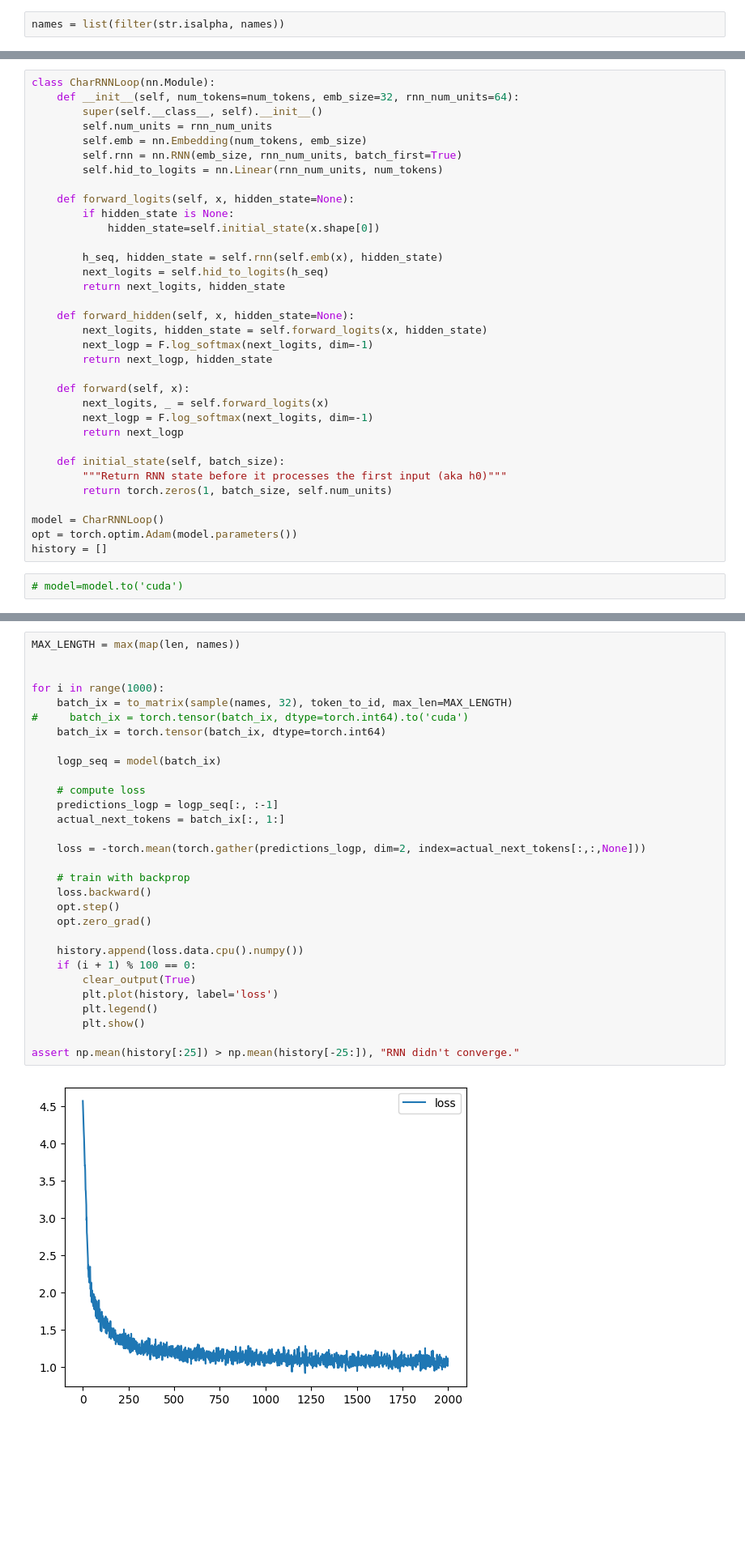
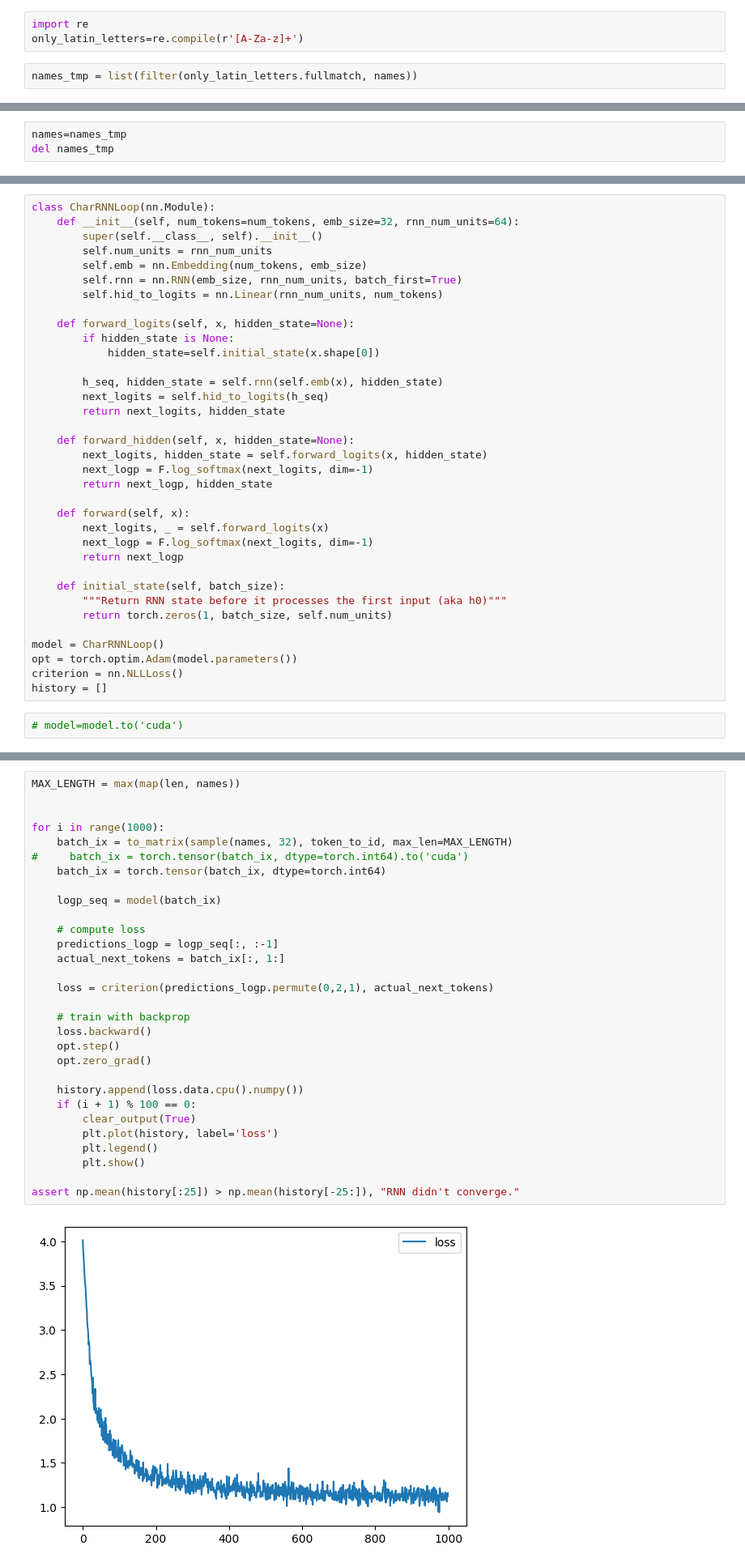
Before and after one commit to englishtea21/stepik-dl-nlp, a Jupyter notebook: task4-rnn-name-generator-ipynb.ipynb, the cells around one changed output, grey strips where cells are left out. Shown at 81% size. Saved outputs shown, nothing was run; the diff lists cells and outputs as text; blank space fills up the shorter version.

Commit message:
Kaggle Notebook | task4_RNN_name_generator.ipynb | Version 2

```diff
--- a/task4-rnn-name-generator-ipynb.ipynb
+++ b/task4-rnn-name-generator-ipynb.ipynb
@@ -64,5 +64,8 @@ names[:5]
 len(list(filter(str.isalpha, names))), len(names)
 # %% [output]
 (9331, 9408)
+# %%
+import re
+only_latin_letters=re.compile(r'[A-Za-z]+')
 # %%
-names = list(filter(str.isalpha, names))
+names_tmp = list(filter(only_latin_letters.fullmatch, names))
@@ -69,3 +76,6 @@ names = list(filter(str.isalpha, names))
+# %%
+names=names_tmp
+del names_tmp
 # %%
 plt.title('Name length distribution')
 plt.hist(list(map(len, names)), bins=25);
@@ -406,6 +420,7 @@ class CharRNNLoop(nn.Module):
 
 model = CharRNNLoop()
 opt = torch.optim.Adam(model.parameters())
+criterion = nn.NLLLoss()
 history = []
 # %%
 # model=model.to('cuda')
@@ -425,35 +440,35 @@ loss.backward()
 # %%
 MAX_LENGTH = max(map(len, names))
 
 
 for i in range(1000):
     batch_ix = to_matrix(sample(names, 32), token_to_id, max_len=MAX_LENGTH)
 #     batch_ix = torch.tensor(batch_ix, dtype=torch.int64).to('cuda')
     batch_ix = torch.tensor(batch_ix, dtype=torch.int64)
 
     logp_seq = model(batch_ix)
 
     # compute loss
     predictions_logp = logp_seq[:, :-1]
     actual_next_tokens = batch_ix[:, 1:]
 
-    loss = -torch.mean(torch.gather(predictions_logp, dim=2, index=actual_next_tokens[:,:,None]))
+    loss = criterion(predictions_logp.permute(0,2,1), actual_next_tokens)
 
     # train with backprop
     loss.backward()
     opt.step()
     opt.zero_grad()
 
     history.append(loss.data.cpu().numpy())
     if (i + 1) % 100 == 0:
         clear_output(True)
         plt.plot(history, label='loss')
         plt.legend()
         plt.show()
 
 assert np.mean(history[:25]) > np.mean(history[-25:]), "RNN didn't converge."
 # %% [output]
-[figure, old version]
+[figure, new version]
 # %%
 def generate_sample(char_torch_rnn, seed_phrase=' ', max_length=MAX_LENGTH, temperature=1.0):
     '''
```
Also changed, not shown: parts of 17 cells of this notebook.
